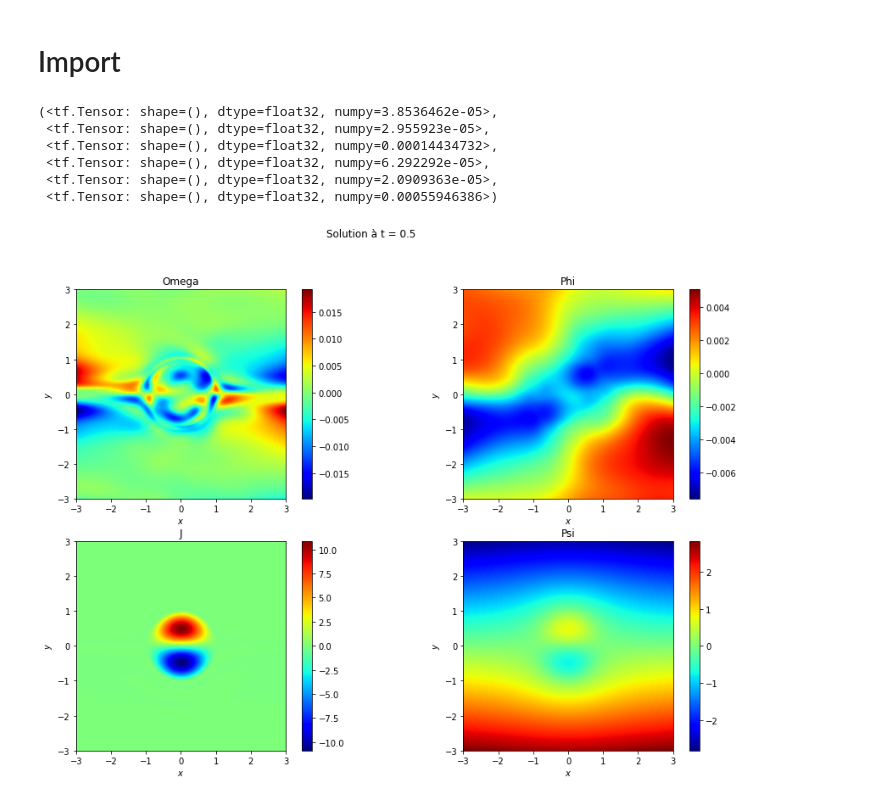
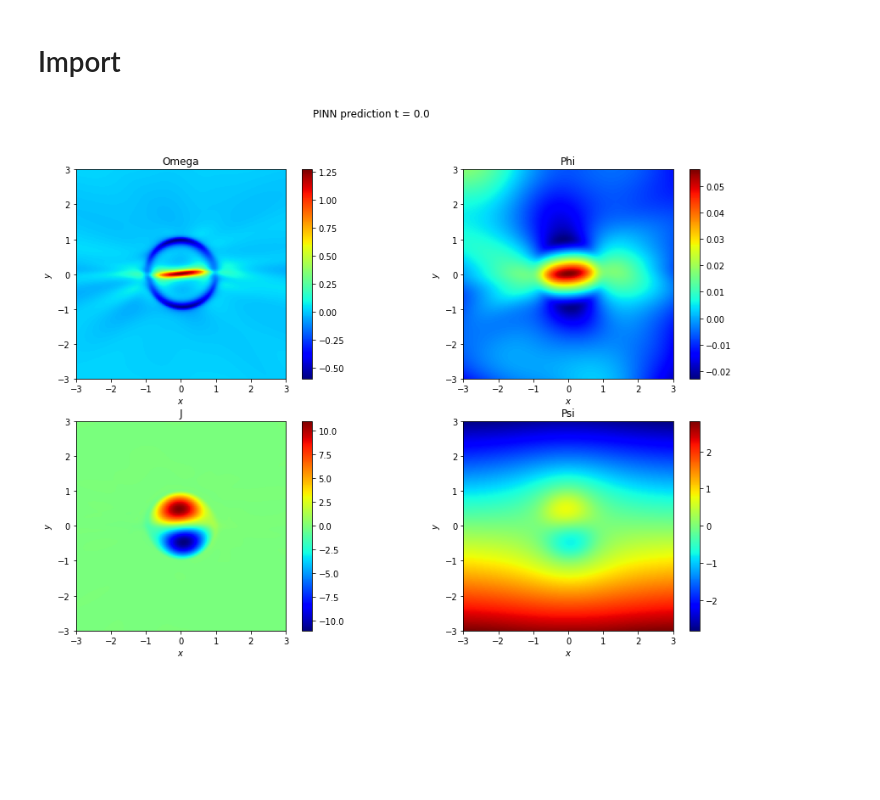
Before and after one commit to VincentItaliano/stage_M2, a Jupyter notebook: MHD/notebooks/MHD-verif.ipynb, the cells around one changed output. Drawn from its saved outputs; the diff is of its cells as text; code cells hidden in the pictures; blank space fills up the shorter version.

```diff
--- a/MHD/notebooks/MHD-verif.ipynb
+++ b/MHD/notebooks/MHD-verif.ipynb
@@ -17,20 +17,12 @@ X_r, X_data, u_data = gen_train_data(10_000,10_000,10_000)
 # %%
-model = PhysicsInformedNN(lb, ub, output_dim=4, num_hidden_layers=8, num_neurons_per_layer=128, activation='tanh')
+model = PhysicsInformedNN(lb, ub, output_dim=4, num_hidden_layers=8, num_neurons_per_layer=256, activation='tanh')
 model(X_r)
 model.load_weights(WEIGHT_PATH+'best_weight_MHD.h5')
 
 solver = PINNSolver(model, batch_size = 5_000)
-solver.all_losses(X_r, X_data, u_data)
-# %% [output]
-(<tf.Tensor: shape=(), dtype=float32, numpy=3.8536462e-05>,
- <tf.Tensor: shape=(), dtype=float32, numpy=2.955923e-05>,
- <tf.Tensor: shape=(), dtype=float32, numpy=0.00014434732>,
- <tf.Tensor: shape=(), dtype=float32, numpy=6.292292e-05>,
- <tf.Tensor: shape=(), dtype=float32, numpy=2.0909363e-05>,
- <tf.Tensor: shape=(), dtype=float32, numpy=0.00055946386>)
 # %%
-N = 500
-t = 0.5
+N = 150
+t = 0.
 
 # compute solution using PINN
 xspace = np.linspace(-3,3,N)
@@ -60,36 +52,36 @@ axs[0].set_aspect('equal')
 img0 = axs[0].imshow(omega, cmap='jet', origin='lower', extent=[-3,3.,-3.,3.]);
 cbar0 = plt.colorbar(img0, ax=axs[0])
 axs[0].set_title('Omega')
 
 # plot phi
 axs[1].set_xlabel('$x$')
 axs[1].set_ylabel('$y$')
 axs[1].set_aspect('equal')
 img1 = axs[1].imshow(phi, cmap='jet', origin='lower', extent=[-3,3.,-3.,3.]);
 cbar1 = plt.colorbar(img1, ax=axs[1])
 axs[1].set_title('Phi')
 
 # plot J
 axs[2].set_xlabel('$x$')
 axs[2].set_ylabel('$y$')
 axs[2].set_aspect('equal')
 img2 = axs[2].imshow(J, cmap='jet', origin='lower', extent=[-3,3.,-3.,3.]);
 cbar2 = plt.colorbar(img2, ax=axs[2])
 axs[2].set_title('J')
 
 # plot psi
 axs[3].set_xlabel('$x$')
 axs[3].set_ylabel('$y$')
 axs[3].set_aspect('equal')
 img3 = axs[3].imshow(psi, cmap='jet', origin='lower', extent=[-3,3.,-3.,3.]);
 cbar3 = plt.colorbar(img3, ax=axs[3])
 axs[3].set_title('Psi')
 
 #fig.tight_layout()
-plt.suptitle('Solution à t = {}'.format(t));
-#plt.savefig(FIG_PATH+'MHD '+str(int(t*10)), bbox_inches='tight', dpi=fig.dpi, facecolor='w', edgecolor='w', transparent=False)
+plt.suptitle('PINN prediction t = {}'.format(t));
+plt.savefig(FIG_PATH+'MHD_PINN'+str(int(t*10)), bbox_inches='tight', dpi=fig.dpi, facecolor='w', edgecolor='w', transparent=False)
 # %% [output]
-[figure, old version]
+[figure, new version]
 # %%
 def get_residual(model, X, X_data, u_data):
 
```
Also changed, not shown: parts of 1 cell of this notebook, 33 other files.
